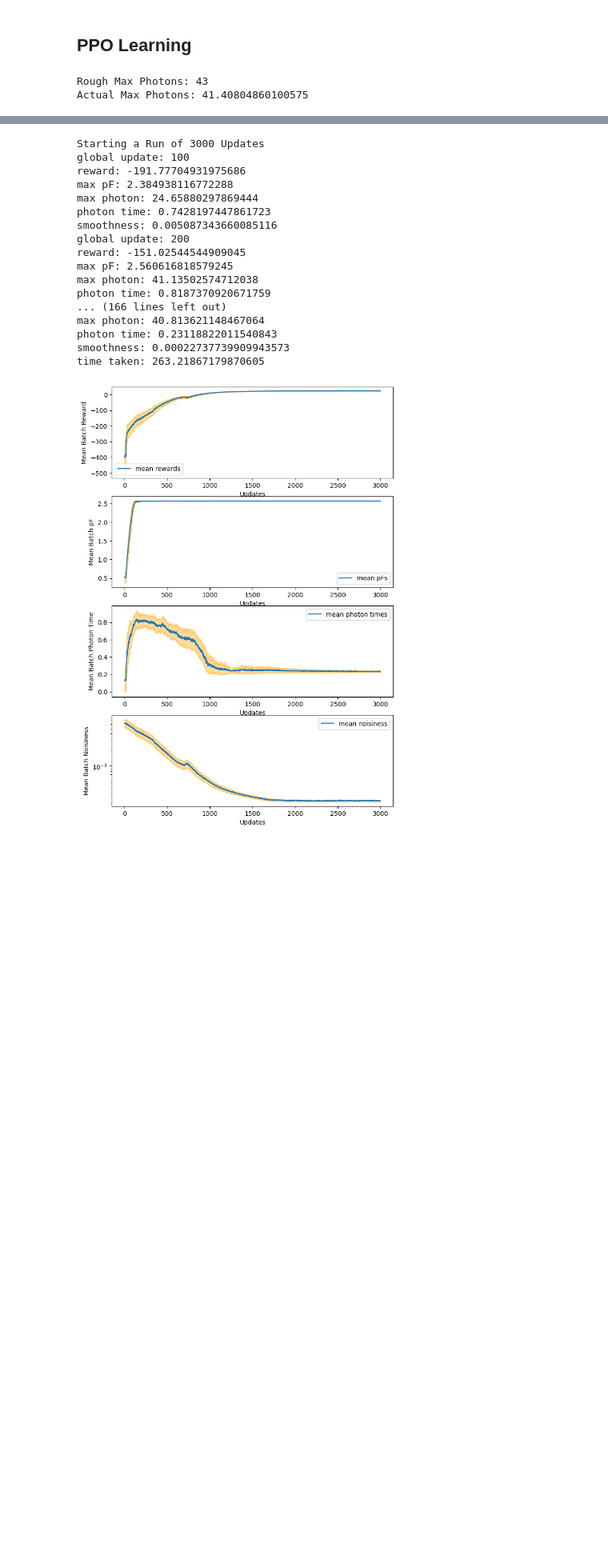
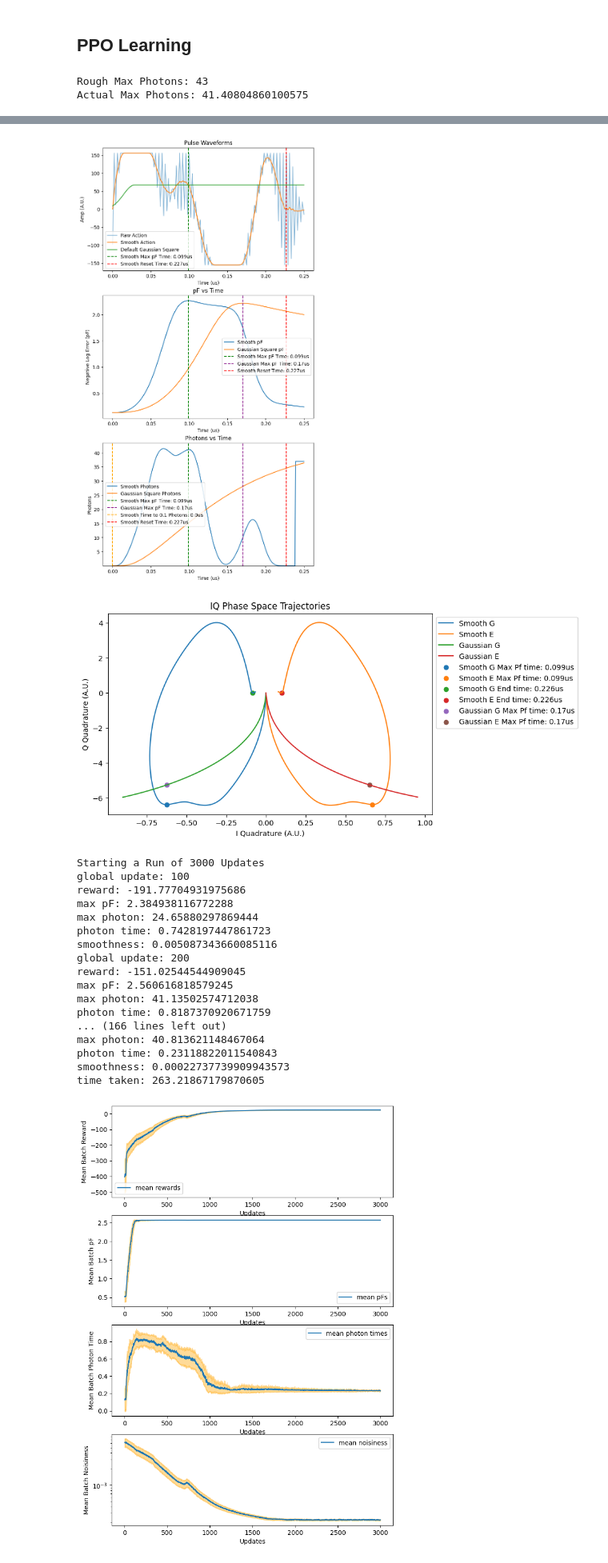
Before and after one commit to AnikenC/ReadoutWithRL, a Jupyter notebook: readoutWithRL/MLControl/algos_comparison_learning.ipynb, the cells around one changed output, grey strips where cells are left out. Shown at 80% size. Cells and saved outputs as stored; diff of their text form; code cells hidden in the pictures; blank space fills up the shorter version.

```diff
--- a/readoutWithRL/MLControl/algos_comparison_learning.ipynb
+++ b/readoutWithRL/MLControl/algos_comparison_learning.ipynb
@@ -79,3 +209,8 @@ Actual Max Photons: 41.40804860100575
+# %%
+env.rollout_action(_rng, -mean_actions[-1])
+# %% [output]
+[figure, added]
+[figure, added]
 # %%
 single_train = jit(PPO_make_train(config), static_argnums=(-2, -1))
 
```
Also changed, not shown: parts of 5 cells of this notebook, 9 other files.
